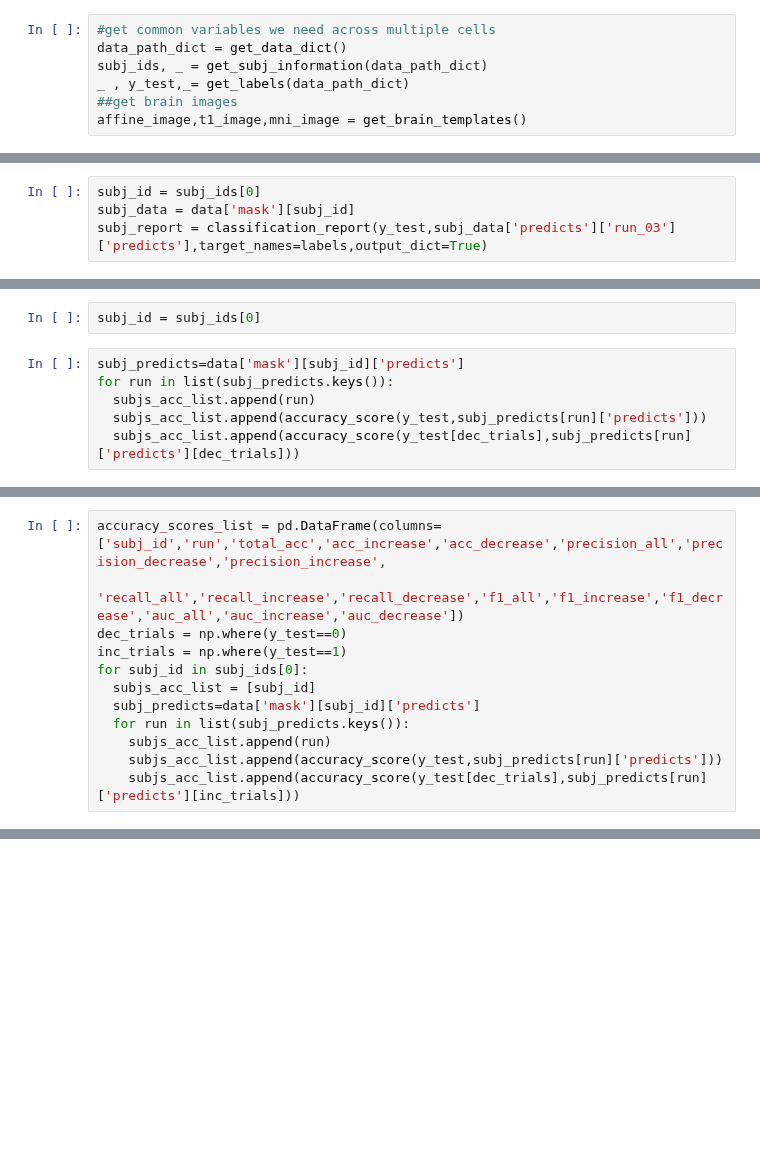
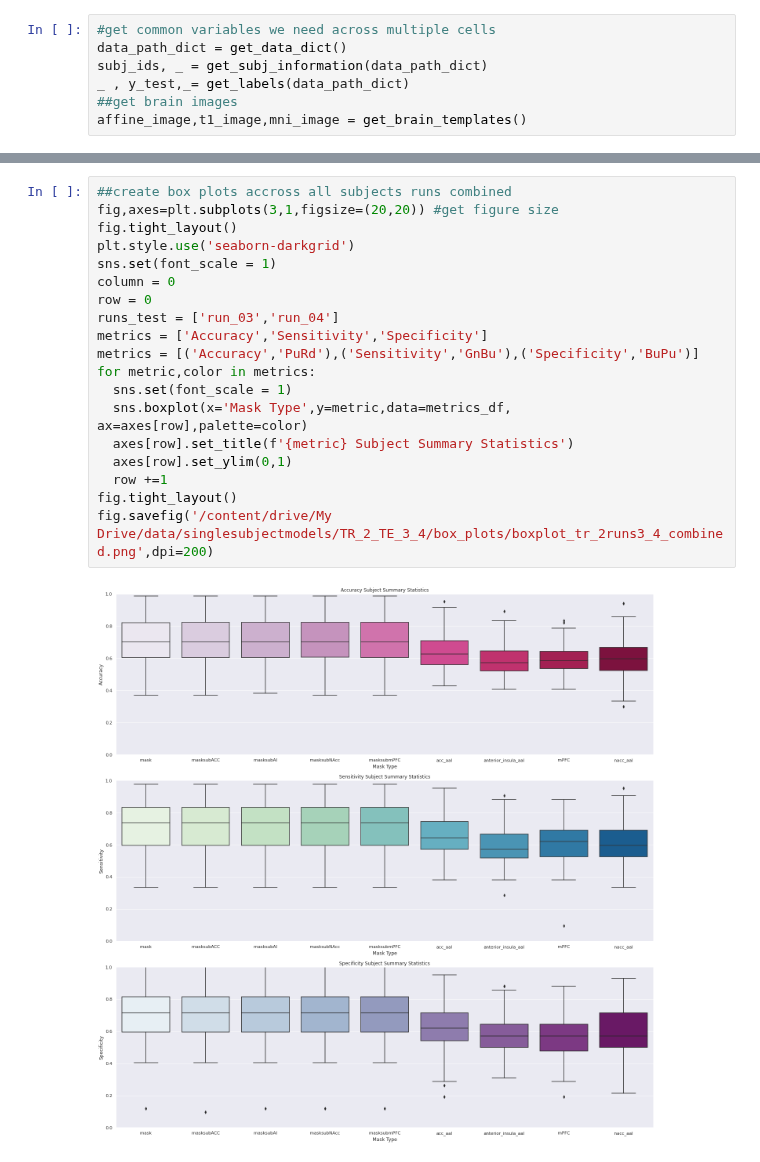
Before and after one commit to staceybeck/teambrainiac, a Jupyter notebook: source/SingleSubjSVM_Analysis.ipynb, the cells around one changed output, grey strips where cells are left out. Cells and saved outputs as stored; diff of their text form; blank space fills up the shorter version.

```diff
--- a/source/SingleSubjSVM_Analysis.ipynb
+++ b/source/SingleSubjSVM_Analysis.ipynb
@@ -120,4 +126,0 @@ labels = ['Decrease','Increase']
-# %%
-subj_id = subj_ids[0]
-subj_data = data['mask'][subj_id]
-subj_report = classification_report(y_test,subj_data['predicts']['run_03']['predicts'],target_names=labels,output_dict=True)
@@ -133,8 +126,0 @@ subj_df
-# %%
-subj_id = subj_ids[0]
-# %%
-subj_predicts=data['mask'][subj_id]['predicts']
-for run in list(subj_predicts.keys()):
-  subjs_acc_list.append(run)
-  subjs_acc_list.append(accuracy_score(y_test,subj_predicts[run]['predicts']))
-  subjs_acc_list.append(accuracy_score(y_test[dec_trials],subj_predicts[run]['predicts'][dec_trials]))
@@ -157,12 +126,0 @@ subjs_acc_list
-# %%
-accuracy_scores_list = pd.DataFrame(columns=['subj_id','run','total_acc','acc_increase','acc_decrease','precision_all','precision_decrease','precision_increase',
-                                    'recall_all','recall_increase','recall_decrease','f1_all','f1_increase','f1_decrease','auc_all','auc_increase','auc_decrease'])
-dec_trials = np.where(y_test==0)
-inc_trials = np.where(y_test==1)
-for subj_id in subj_ids[0]:
-  subjs_acc_list = [subj_id]
-  subj_predicts=data['mask'][subj_id]['predicts']
-  for run in list(subj_predicts.keys()):
-    subjs_acc_list.append(run)
-    subjs_acc_list.append(accuracy_score(y_test,subj_predicts[run]['predicts']))
-    subjs_acc_list.append(accuracy_score(y_test[dec_trials],subj_predicts[run]['predicts'][inc_trials]))
@@ -192,0 +272,21 @@ subj_data
+# %%
+##create box plots accross all subjects runs combined
+fig,axes=plt.subplots(3,1,figsize=(20,20)) #get figure size
+fig.tight_layout()
+plt.style.use('seaborn-darkgrid')
+sns.set(font_scale = 1)
+column = 0
+row = 0
+runs_test = ['run_03','run_04']
+metrics = ['Accuracy','Sensitivity','Specificity']
+metrics = [('Accuracy','PuRd'),('Sensitivity','GnBu'),('Specificity','BuPu')]
+for metric,color in metrics:
+  sns.set(font_scale = 1)
+  sns.boxplot(x='Mask Type',y=metric,data=metrics_df, ax=axes[row],palette=color)
+  axes[row].set_title(f'{metric} Subject Summary Statistics')
+  axes[row].set_ylim(0,1)
+  row +=1
+fig.tight_layout()
+fig.savefig('/content/drive/My Drive/data/singlesubjectmodels/TR_2_TE_3_4/box_plots/boxplot_tr_2runs3_4_combined.png',dpi=200)
+# %% [output]
+[figure, added]
```
Also changed, not shown: parts of 28 cells of this notebook.
